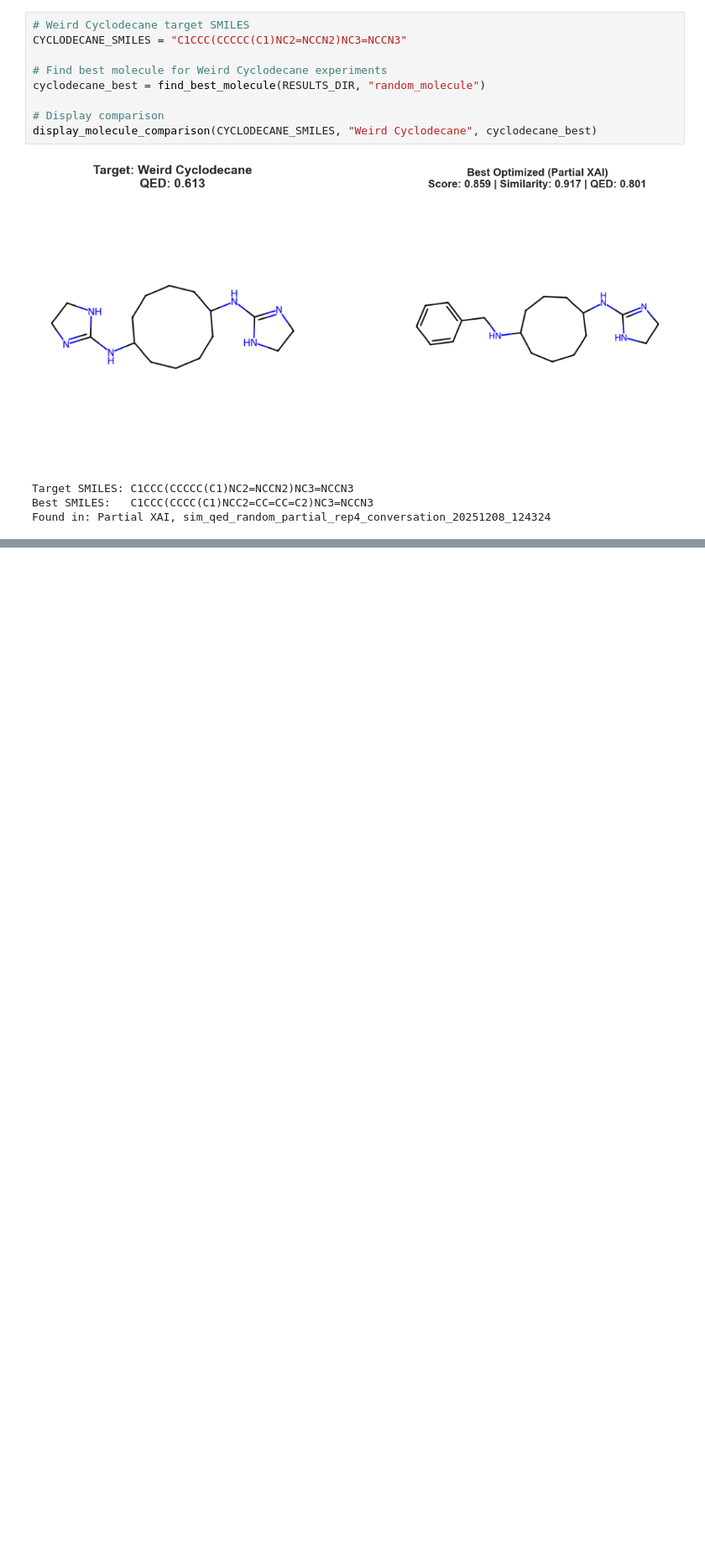
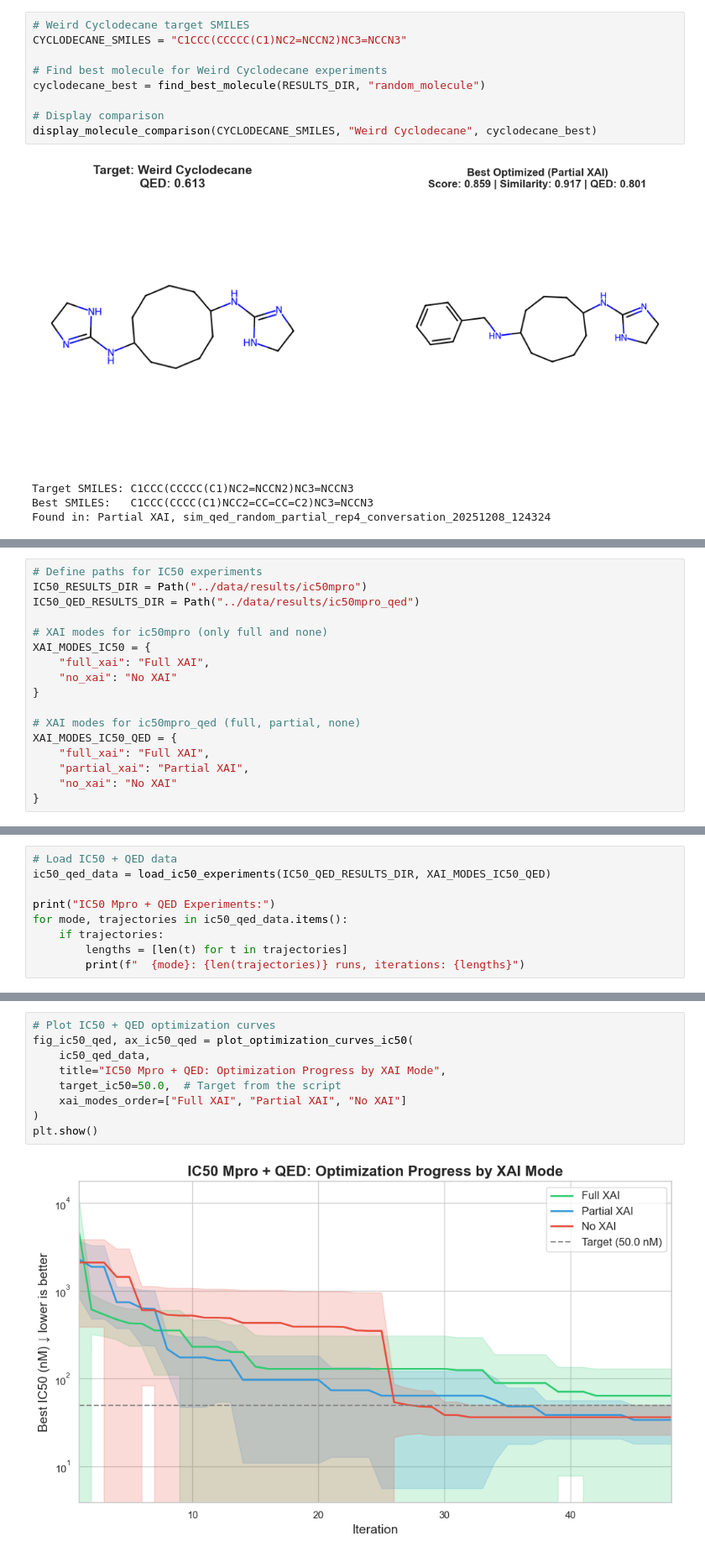
Before and after one commit to FabianKruger/molecule-optimization-agent, a Jupyter notebook: analysis/xai.ipynb, the cells around one changed output, grey strips where cells are left out. Shown at 84% size. Drawn from its saved outputs; the diff is of its cells as text; blank space fills up the shorter version.

```diff
--- a/analysis/xai.ipynb
+++ b/analysis/xai.ipynb
@@ -479,0 +486,17 @@ Found in: Partial XAI, sim_qed_random_partial_rep4_conversation_20251208_124324
+# %%
+# Define paths for IC50 experiments
+IC50_RESULTS_DIR = Path("../data/results/ic50mpro")
+IC50_QED_RESULTS_DIR = Path("../data/results/ic50mpro_qed")
+
+# XAI modes for ic50mpro (only full and none)
+XAI_MODES_IC50 = {
+    "full_xai": "Full XAI",
+    "no_xai": "No XAI"
+}
+
+# XAI modes for ic50mpro_qed (full, partial, none)
+XAI_MODES_IC50_QED = {
+    "full_xai": "Full XAI",
+    "partial_xai": "Partial XAI",
+    "no_xai": "No XAI"
+}
@@ -479,0 +649,9 @@ Found in: Partial XAI, sim_qed_random_partial_rep4_conversation_20251208_124324
+# %%
+# Load IC50 + QED data
+ic50_qed_data = load_ic50_experiments(IC50_QED_RESULTS_DIR, XAI_MODES_IC50_QED)
+
+print("IC50 Mpro + QED Experiments:")
+for mode, trajectories in ic50_qed_data.items():
+    if trajectories:
+        lengths = [len(t) for t in trajectories]
+        print(f"  {mode}: {len(trajectories)} runs, iterations: {lengths}")
@@ -479,0 +663,11 @@ Found in: Partial XAI, sim_qed_random_partial_rep4_conversation_20251208_124324
+# %%
+# Plot IC50 + QED optimization curves
+fig_ic50_qed, ax_ic50_qed = plot_optimization_curves_ic50(
+    ic50_qed_data,
+    title="IC50 Mpro + QED: Optimization Progress by XAI Mode",
+    target_ic50=50.0,  # Target from the script
+    xai_modes_order=["Full XAI", "Partial XAI", "No XAI"]
+)
+plt.show()
+# %% [output]
+[figure, added]
```
Also changed, not shown: parts of 29 cells of this notebook.
